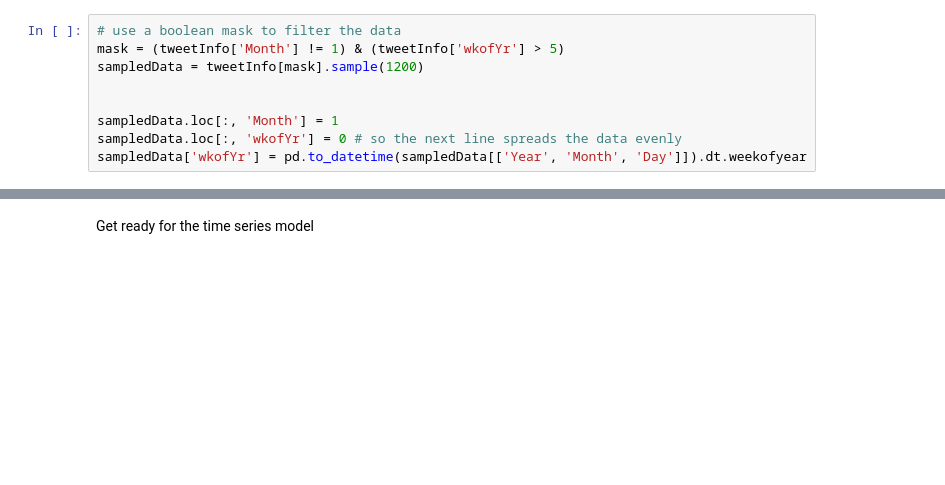
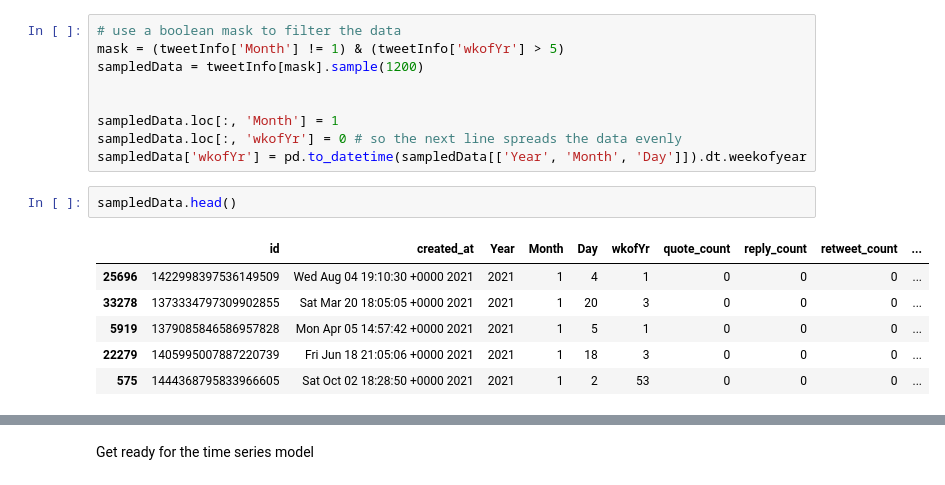
Before and after one commit to sba22230/CA_4_SocialMediaStreaming, a Jupyter notebook: CA 4 Twitter Sentiment Analysis.ipynb, the cells around one changed output, grey strips where cells are left out. Saved outputs shown, nothing was run; the diff lists cells and outputs as text; blank space fills up the shorter version.

```diff
--- a/CA 4 Twitter Sentiment Analysis.ipynb
+++ b/CA 4 Twitter Sentiment Analysis.ipynb
@@ -2061,6 +2061,15 @@ sampledData = tweetInfo[mask].sample(1200)
 sampledData.loc[:, 'Month'] = 1
 sampledData.loc[:, 'wkofYr'] = 0 # so the next line spreads the data evenly
 sampledData['wkofYr'] = pd.to_datetime(sampledData[['Year', 'Month', 'Day']]).dt.weekofyear
+# %%
+sampledData.head()
+# %% [output]
+|  | id | created_at | Year | Month | Day | wkofYr | quote_count | reply_count | retweet_count | ... |
+| 25696 | 1422998397536149509 | Wed Aug 04 19:10:30 +0000 2021 | 2021 | 1 | 4 | 1 | 0 | 0 | 0 | ... |
+| 33278 | 1373334797309902855 | Sat Mar 20 18:05:05 +0000 2021 | 2021 | 1 | 20 | 3 | 0 | 0 | 0 | ... |
+| 5919 | 1379085846586957828 | Mon Apr 05 14:57:42 +0000 2021 | 2021 | 1 | 5 | 1 | 0 | 0 | 0 | ... |
+| 22279 | 1405995007887220739 | Fri Jun 18 21:05:06 +0000 2021 | 2021 | 1 | 18 | 3 | 0 | 0 | 0 | ... |
+| 575 | 1444368795833966605 | Sat Oct 02 18:28:50 +0000 2021 | 2021 | 1 | 2 | 53 | 0 | 0 | 0 | ... |
 # %%
 tweetInfo = pd.concat([sampledData, tweetInfo])
 tweetInfo.value_counts('wkofYr').sort_index().plot(kind='bar', title='Tweets by Week')
```
Also changed, not shown: parts of 31 cells of this notebook, 2 other files.
